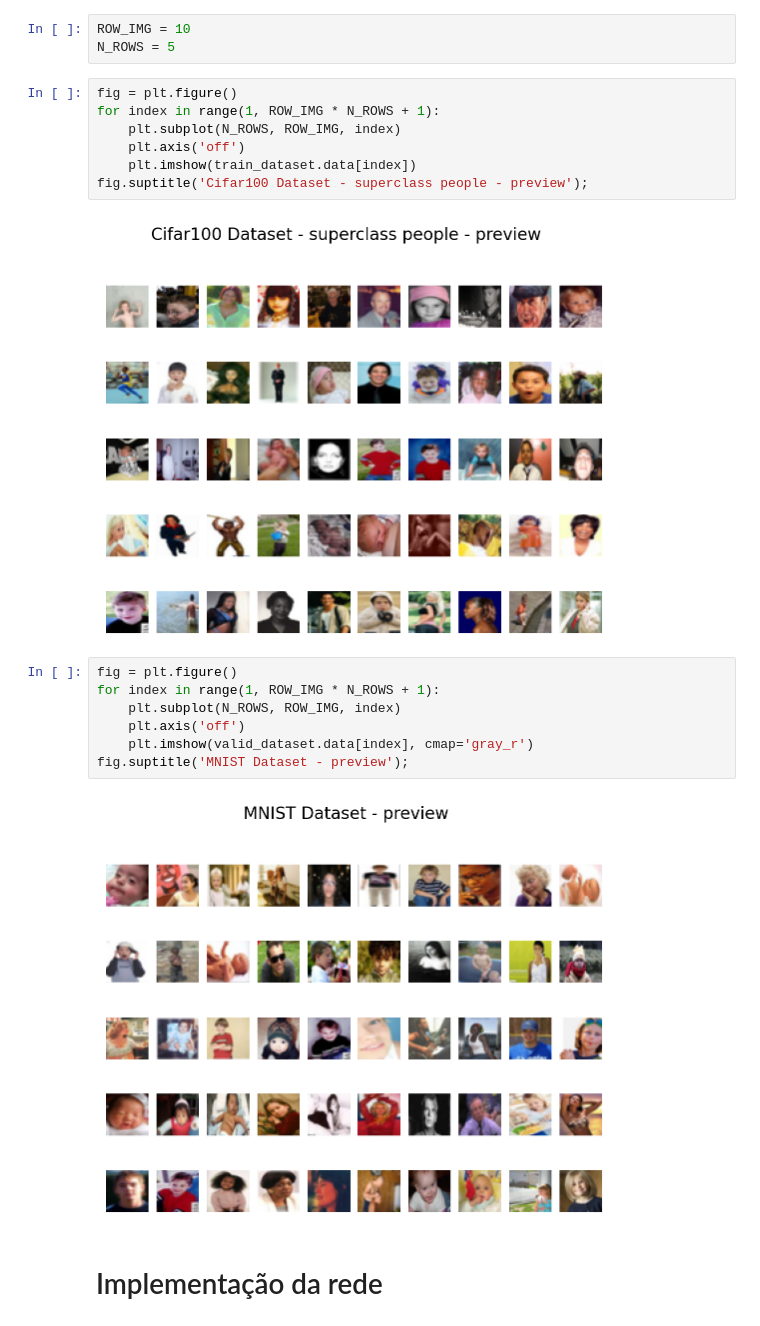
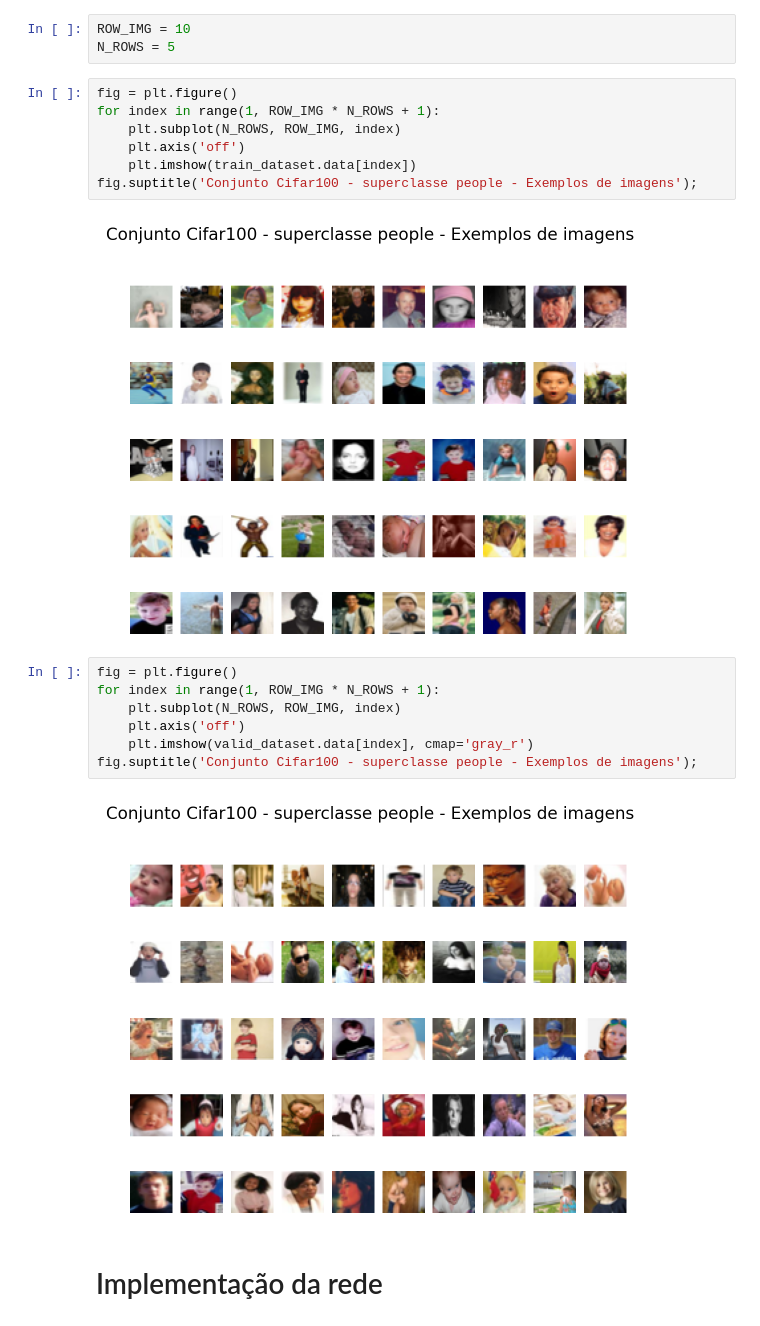
Before and after one commit to lucas-maia-morais/tg-complexity-of-representations, a Jupyter notebook: CifarPeopleLeNet5Dropout.ipynb, the cells around one changed output. Drawn from its saved outputs; the diff is of its cells as text.

```diff
--- a/CifarPeopleLeNet5Dropout.ipynb
+++ b/CifarPeopleLeNet5Dropout.ipynb
@@ -364,21 +362,21 @@ N_ROWS = 5
 # %%
 fig = plt.figure()
 for index in range(1, ROW_IMG * N_ROWS + 1):
     plt.subplot(N_ROWS, ROW_IMG, index)
     plt.axis('off')
     plt.imshow(train_dataset.data[index])
-fig.suptitle('Cifar100 Dataset - superclass people - preview');
+fig.suptitle('Conjunto Cifar100 - superclasse people - Exemplos de imagens');
 # %% [output]
-[figure, old version]
+[figure, new version]
 # %%
 fig = plt.figure()
 for index in range(1, ROW_IMG * N_ROWS + 1):
     plt.subplot(N_ROWS, ROW_IMG, index)
     plt.axis('off')
     plt.imshow(valid_dataset.data[index], cmap='gray_r')
-fig.suptitle('MNIST Dataset - preview');
+fig.suptitle('Conjunto Cifar100 - superclasse people - Exemplos de imagens');
 # %% [output]
-[figure, old version]
+[figure, new version]
 # %% [markdown]
 # Implementação da rede
 # %%
```
Also changed, not shown: parts of 47 cells of this notebook.
